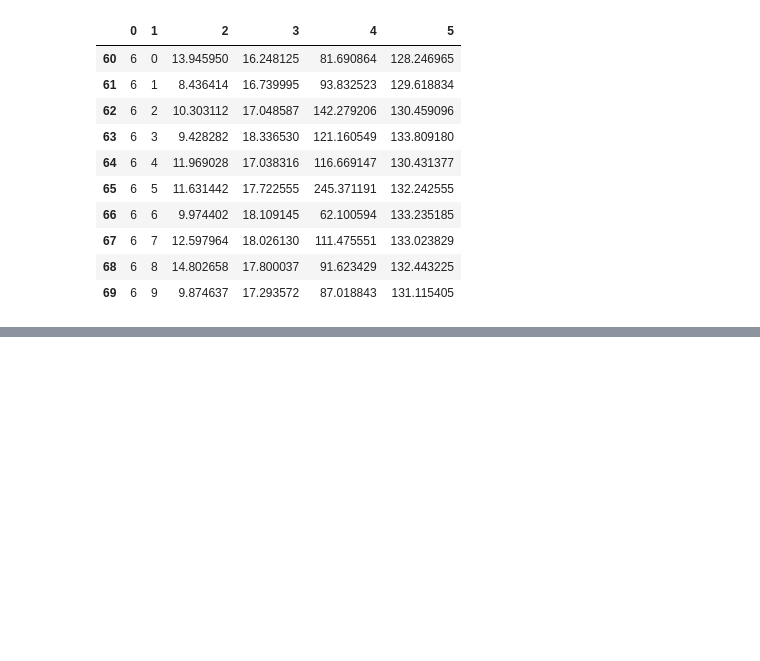
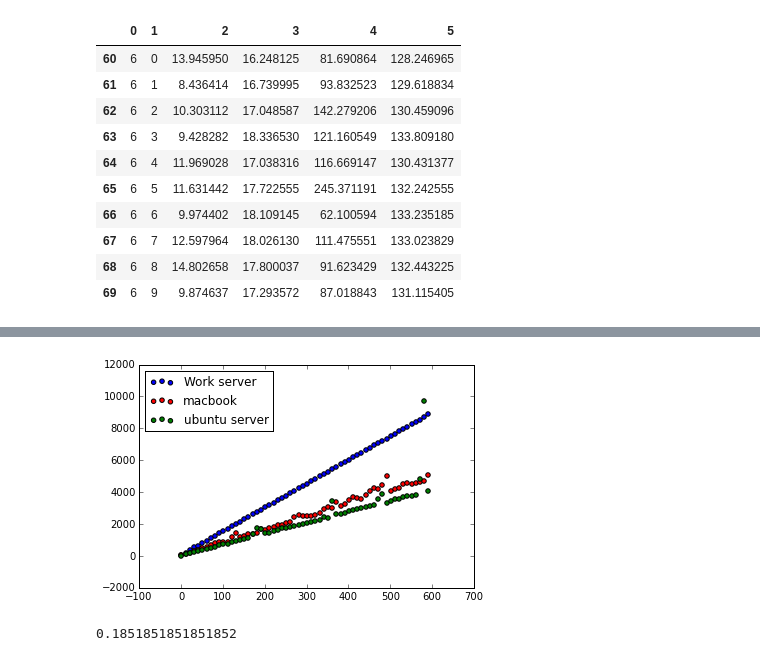
Before and after one commit to edouardklein/recurrentjs, a Jupyter notebook: Graphing.ipynb, the cells around one changed output, grey strips where cells are left out. Cells and saved outputs as stored; diff of their text form; code cells hidden in the pictures; blank space fills up the shorter version.

```diff
--- a/Graphing.ipynb
+++ b/Graphing.ipynb
@@ -71,0 +112,18 @@ metrics[60:70]
+# %%
+metrics_epita = pd.read_csv('bench_epita_1.txt', header=None)
+metrics_mac = pd.read_csv('bench_1.csv', header=None)
+metrics_server = pd.read_csv('bench_server_1.csv', header=None)
+plt.scatter(metrics_epita[0],metrics_epita[1], c='b')
+plt.scatter(metrics_mac[0],metrics_mac[1], c='r')
+plt.scatter(metrics_server[0],metrics_server[1], c='g')
+plt.legend(["Work server", "macbook", "ubuntu server"],loc=2)
+plt.savefig('Benchmark.pdf')
+# %% [output]
+[figure, added]
+# %%
+def tick_time(t):
+    """print the training time in days given a tick time"""
+    print(t*100000./1000./60./60./24)
+tick_time(160)
+# %% [output]
+0.1851851851851852
```
Also changed, not shown: parts of 3 cells of this notebook, 1 other file.
